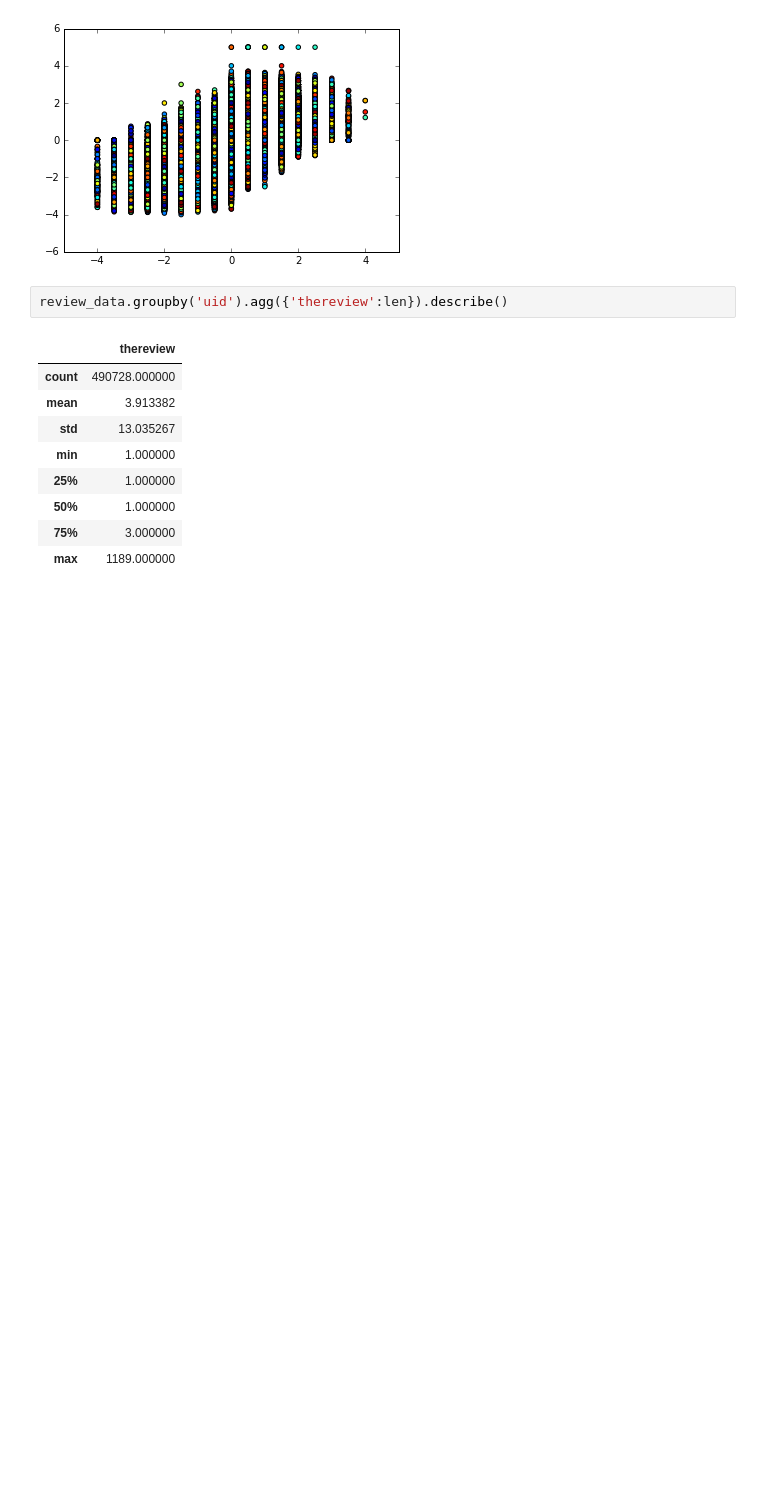
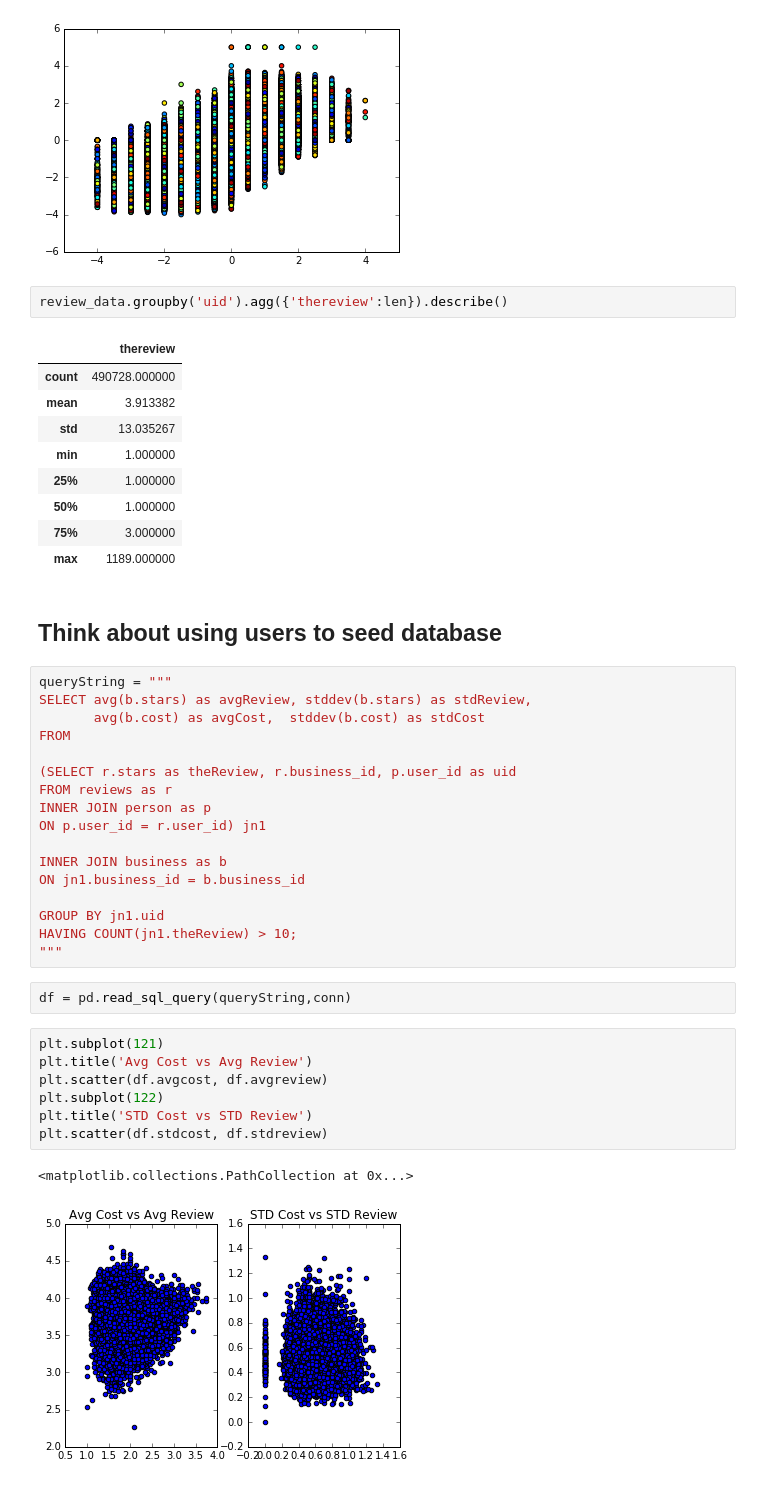
Before and after one commit to jfried23/InsightProject, a Jupyter notebook: yelp/prelim1.ipynb, the cells around one changed output. Cells and saved outputs as stored; diff of their text form; blank space fills up the shorter version.

Commit message:
working user feedback database

```diff
--- a/yelp/prelim1.ipynb
+++ b/yelp/prelim1.ipynb
@@ -106,3 +106,34 @@ review_data.groupby('uid').agg({'thereview':len}).describe()
 | 50% | 1.000000 |
 | 75% | 3.000000 |
 | max | 1189.000000 |
+# %% [markdown]
+## Think about using users to seed database
+# %%
+queryString = """
+SELECT avg(b.stars) as avgReview, stddev(b.stars) as stdReview,
+       avg(b.cost) as avgCost,  stddev(b.cost) as stdCost
+FROM
+
+(SELECT r.stars as theReview, r.business_id, p.user_id as uid
+FROM reviews as r
+INNER JOIN person as p
+ON p.user_id = r.user_id) jn1
+
+INNER JOIN business as b
+ON jn1.business_id = b.business_id
+
+GROUP BY jn1.uid
+HAVING COUNT(jn1.theReview) > 10;
+"""
+# %%
+df = pd.read_sql_query(queryString,conn)
+# %%
+plt.subplot(121)
+plt.title('Avg Cost vs Avg Review')
+plt.scatter(df.avgcost, df.avgreview)
+plt.subplot(122)
+plt.title('STD Cost vs STD Review')
+plt.scatter(df.stdcost, df.stdreview)
+# %% [output]
+<matplotlib.collections.PathCollection at 0x...>
+[figure, added]
```
Also changed, not shown: parts of 9 cells of this notebook, 2 other files.
